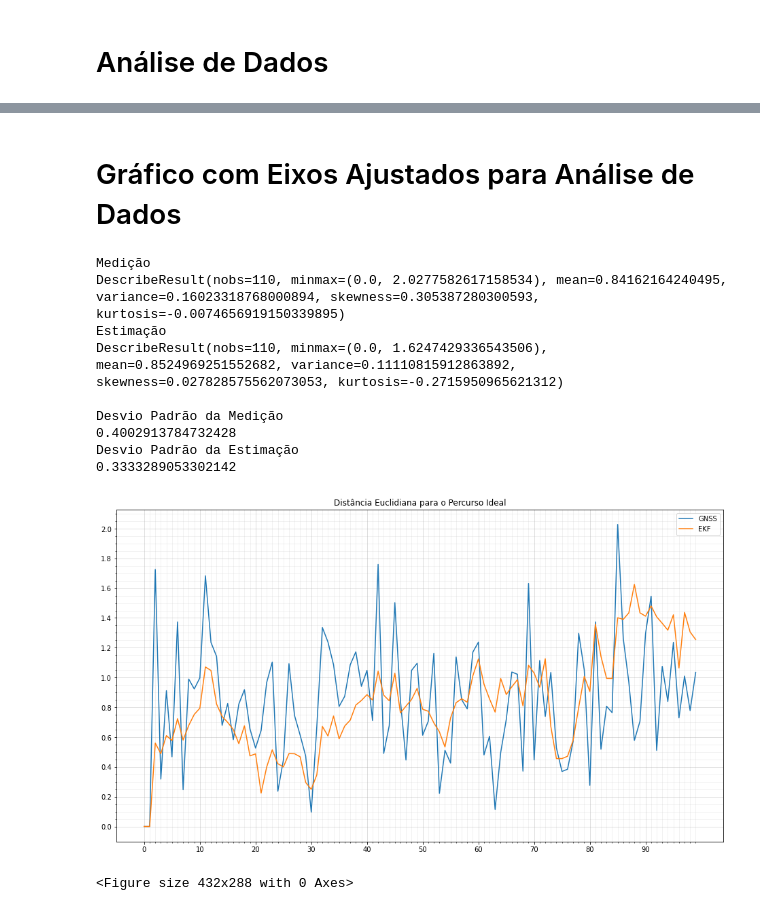
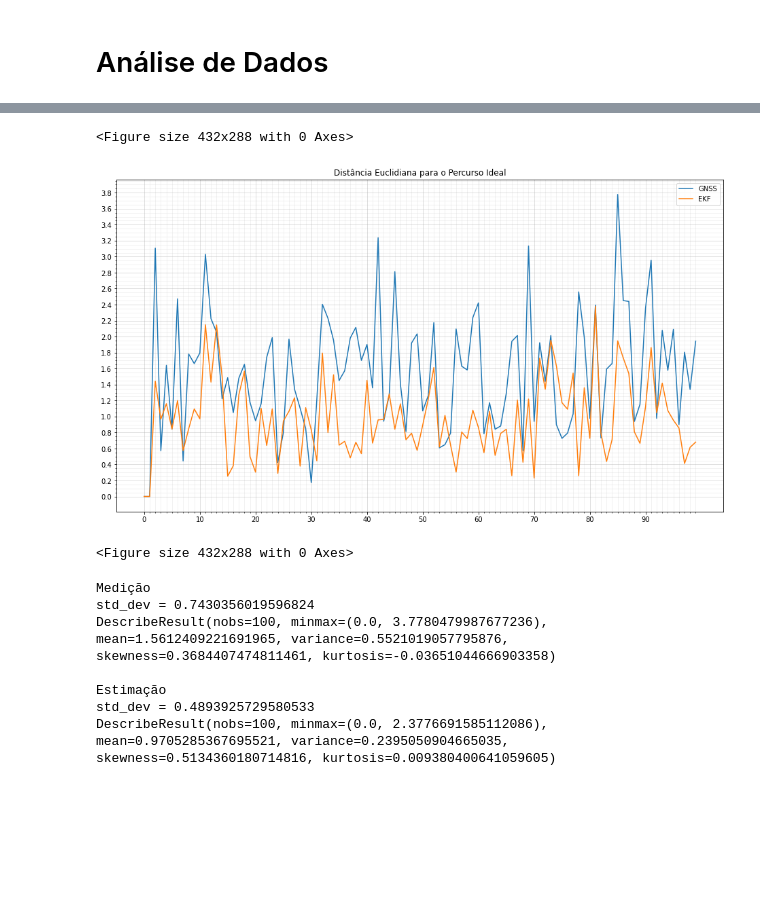
Before and after one commit to deivis6x7/Kalman, a Jupyter notebook: 03-EKF.ipynb, the cells around one changed output, grey strips where cells are left out. Cells and saved outputs as stored; diff of their text form; code cells hidden in the pictures; blank space fills up the shorter version.

```diff
--- a/03-EKF.ipynb
+++ b/03-EKF.ipynb
@@ -569,19 +628,21 @@ class EKF():
         return self.k, self.x, self.P
 # %%
 ekf = EKF(dt)
-#self, psx, psy, tht, vel, alp
-ekf.init_dynamic_system(mx[0],my[0],course[0],speed[0],steering[0])
-#self, tht, vel
-ekf.set_matrices(course[0],speed[0],steering[0])
+
+b1 = 0.01 # erro de bias da aceleração inicial
+b2 = 0.03 # erro de bias do yawrate inicial
+
+ekf.init_dynamic_system(mx[0],my[0],course[0],speed[0],acceleration[0],yawrate[0], b1, b2)
+ekf.set_matrices(course[0],speed[0])
 for filterstep in range(m):
     f,P = ekf.predict()
     z,y = ekf.residual(filterstep)
     k,f,P = ekf.update()
 
+
     # ===============================
     # Save states for Plotting
     # ===============================
-    #print(filterstep)
     if GNSS[filterstep]:
         x0p.append(float(f[0]))
         x1p.append(float(f[1]))
@@ -699,55 +730,53 @@ Desvio Padrão da Estimação
-# %% [markdown]
-# Gráfico com Eixos Ajustados para Análise de Dados
 # %%
+# Gráfico com eixos ajustados para análise de dados
 fig = plt.figure(figsize=(16,9))
 
 ax = fig.add_subplot(1, 1, 1)
 
-# Major ticks every 22, minor ticks every 5
-y_major_ticks = np.arange(0, 2.2, 0.2)
-y_minor_ticks = np.arange(0, 2.2, 0.05)
+y_major_ticks = np.arange(0, 4.0, 0.2)
+y_minor_ticks = np.arange(0, 4.0, 0.05)
 x_major_ticks = np.arange(0, 100, 10)
 x_minor_ticks = np.arange(0, 100, 1)
 
 ax.set_xticks(x_major_ticks)
 ax.set_xticks(x_minor_ticks, minor=True)
 ax.set_yticks(y_major_ticks)
 ax.set_yticks(y_minor_ticks, minor=True)
 
 ax.grid(which='minor', alpha=0.2)
 ax.grid(which='major', alpha=0.5)
 
-
 plt.plot(dmp[0:100], label='GNSS')
 plt.plot(dep[0:100], label='EKF')
 plt.title("Distância Euclidiana para o Percurso Ideal")
 plt.legend(loc='best')
 plt.figure()
-
-print("Medição")
-#print(stats.describe(dm))
-print(stats.describe(dmp[0:110]))
-print("Estimação")
-#print(stats.describe(de))
-print(stats.describe(dep[0:110]))
-
-# Desvio Padrão
-std_GPS = stats.tstd(dmp[0:110])
-std_EKF = stats.tstd(dep[0:110])
-print()
-print("Desvio Padrão da Medição")
-print(std_GPS)
-print("Desvio Padrão da Estimação")
-print(std_EKF)
 # %% [output]
-Medição
-DescribeResult(nobs=110, minmax=(0.0, 2.0277582617158534), mean=0.84162164240495, variance=0.16023318768000894, skewness=0.305387280300593, kurtosis=-0.0074656919150339895)
-Estimação
-DescribeResult(nobs=110, minmax=(0.0, 1.6247429336543506), mean=0.8524969251552682, variance=0.11110815912863892, skewness=0.027828575562073053, kurtosis=-0.2715950965621312)
-
-Desvio Padrão da Medição
-0.4002913784732428
-Desvio Padrão da Estimação
-0.3333289053302142
+<Figure size 432x288 with 0 Axes>
-[figure, old version]
+[figure, new version]
 <Figure size 432x288 with 0 Axes>
+# %%
+# Estatísticas
+
+## Devio Padrão
+std_GPS = stats.tstd(dmp[0:100])
+std_EKF = stats.tstd(dep[0:100])
+
+# Média, Variância, Erro máximo e Erro mínimo
+print("Medição")
+print("std_dev =",std_GPS)
+#print(stats.describe(dm))
+print(stats.describe(dmp[0:100]))
+print()
+print("Estimação")
+print("std_dev =",std_EKF)
+#print(stats.describe(de))
+print(stats.describe(dep[0:100]))
+# %% [output]
+Medição
+std_dev = 0.7430356019596824
+DescribeResult(nobs=100, minmax=(0.0, 3.7780479987677236), mean=1.5612409221691965, variance=0.5521019057795876, skewness=0.3684407474811461, kurtosis=-0.03651044666903358)
+
+Estimação
+std_dev = 0.4893925729580533
+DescribeResult(nobs=100, minmax=(0.0, 2.3776691585112086), mean=0.9705285367695521, variance=0.2395050904665035, skewness=0.5134360180714816, kurtosis=0.009380400641059605)
```
Also changed, not shown: parts of 43 cells of this notebook, 2 other files.
